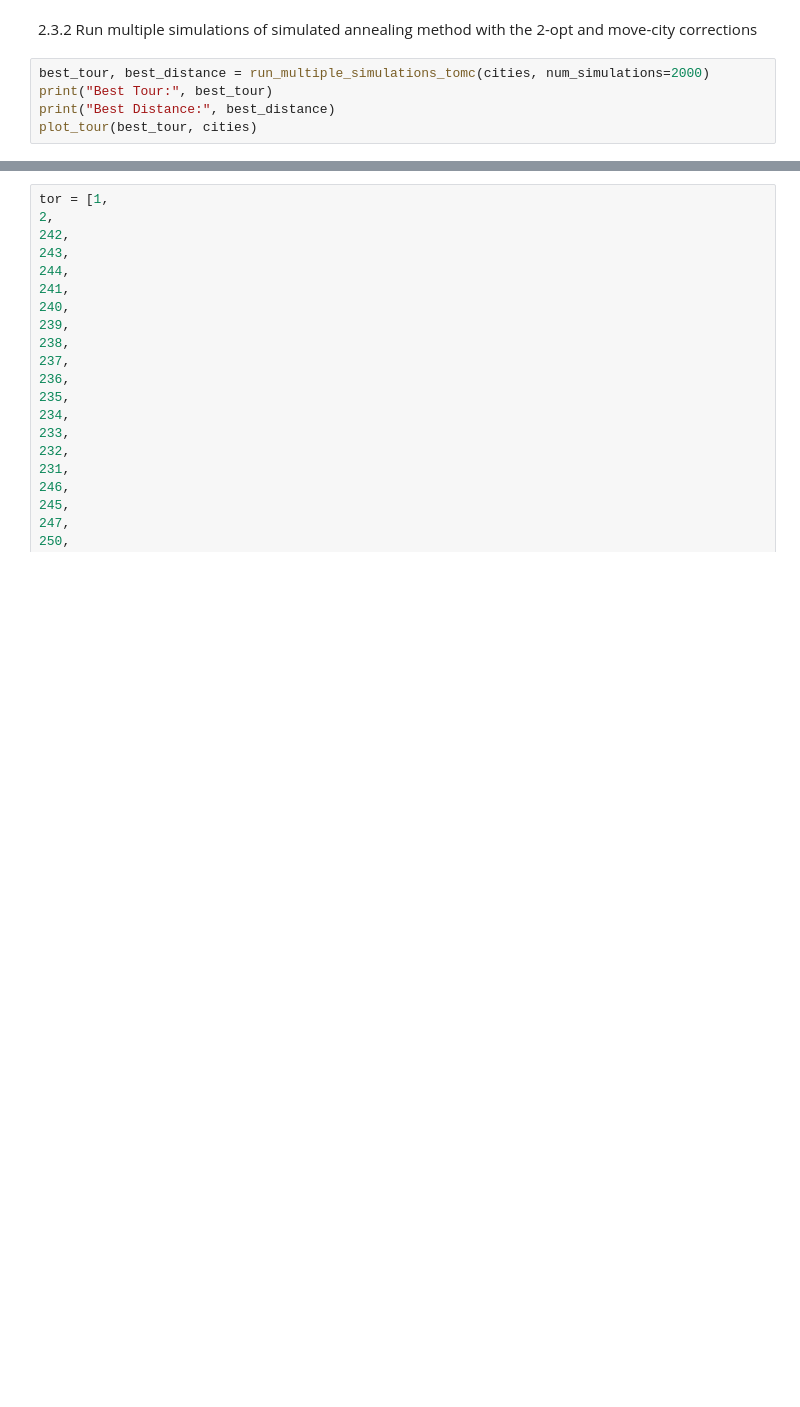
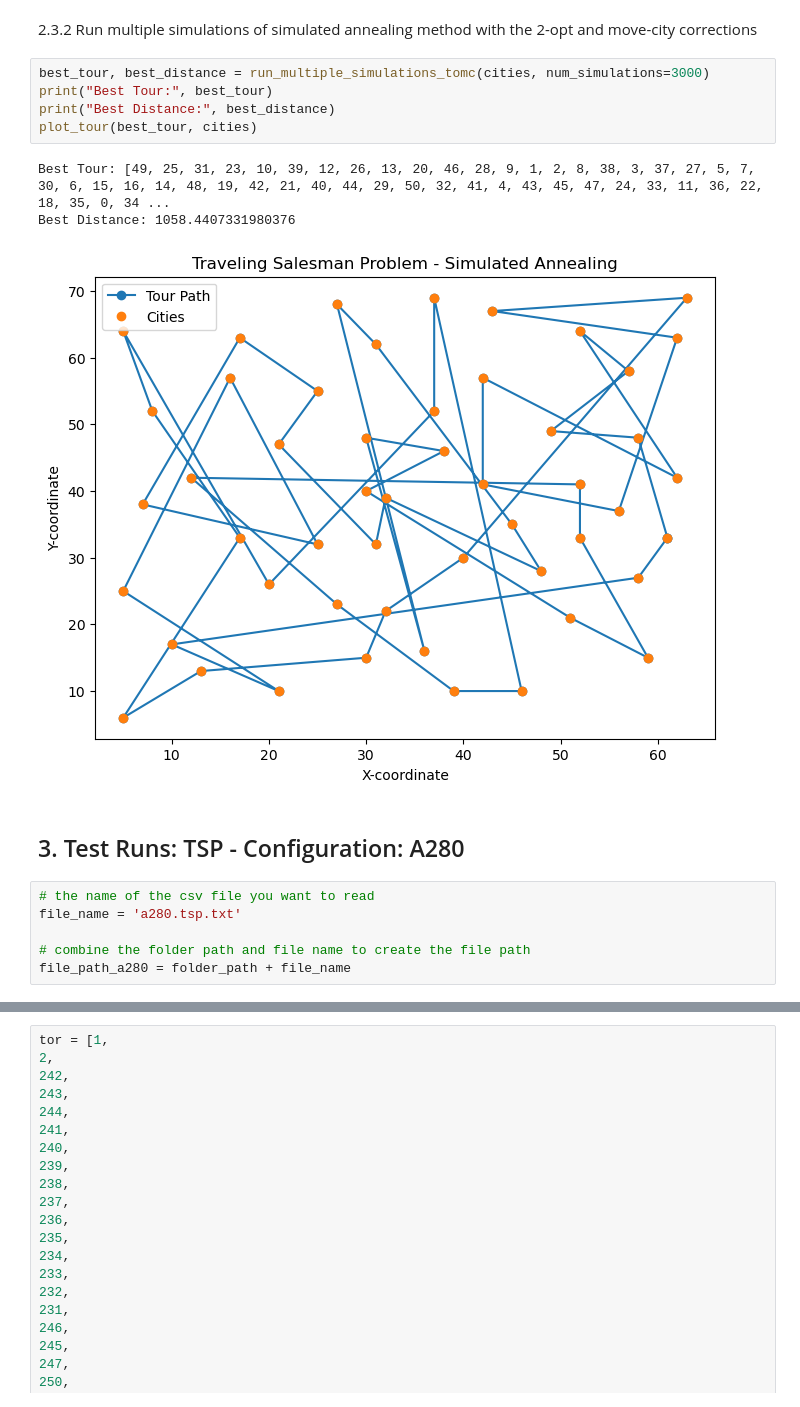
Before and after one commit to lexthegreatest/simulated_annealing, a Jupyter notebook: Jacimovic_15278247_Malash_15179192_Soroka_2834023_Assignment_3.ipynb, the cells around one changed output, grey strips where cells are left out. Saved outputs shown, nothing was run; the diff lists cells and outputs as text; blank space fills up the shorter version.

```diff
--- a/Jacimovic_15278247_Malash_15179192_Soroka_2834023_Assignment_3.ipynb
+++ b/Jacimovic_15278247_Malash_15179192_Soroka_2834023_Assignment_3.ipynb
@@ -586,7 +608,19 @@ plot_tour(best_tour, cities)
 # %% [markdown]
 2.3.2 Run multiple simulations of simulated annealing method with the 2-opt and move-city corrections
 # %%
-best_tour, best_distance = run_multiple_simulations_tomc(cities, num_simulations=2000)
+best_tour, best_distance = run_multiple_simulations_tomc(cities, num_simulations=3000)
 print("Best Tour:", best_tour)
 print("Best Distance:", best_distance)
 plot_tour(best_tour, cities)
+# %% [output]
+Best Tour: [49, 25, 31, 23, 10, 39, 12, 26, 13, 20, 46, 28, 9, 1, 2, 8, 38, 3, 37, 27, 5, 7, 30, 6, 15, 16, 14, 48, 19, 42, 21, 40, 44, 29, 50, 32, 41, 4, 43, 45, 47, 24, 33, 11, 36, 22, 18, 35, 0, 34 ...
+Best Distance: 1058.4407331980376
+[figure, added]
+# %% [markdown]
+## 3. Test Runs: TSP - Configuration: A280
+# %%
+# the name of the csv file you want to read
+file_name = 'a280.tsp.txt'
+
+# combine the folder path and file name to create the file path
+file_path_a280 = folder_path + file_name
```
Also changed, not shown: parts of 22 cells of this notebook, 1 other file.
